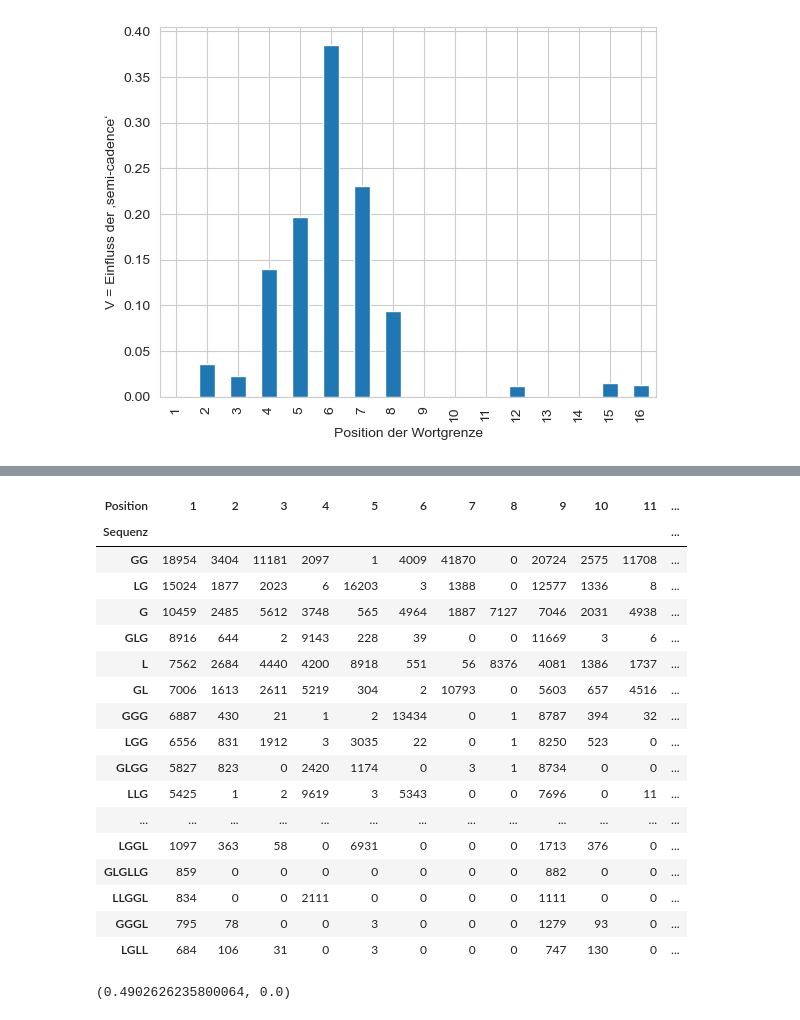
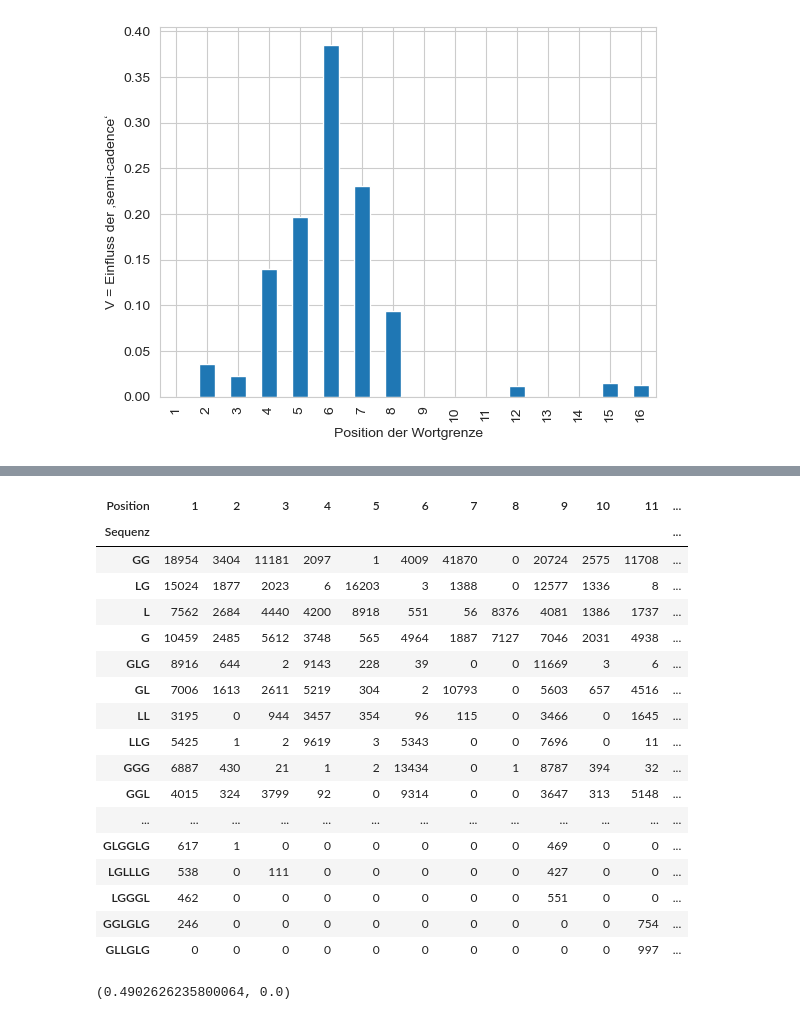
Before and after one commit to kmein/shloka, a Jupyter notebook: shloka-scansion/Shloka.ipynb, the cells around one changed output, grey strips where cells are left out. Saved outputs shown, nothing was run; the diff lists cells and outputs as text; code cells hidden in the pictures.

```diff
--- a/shloka-scansion/Shloka.ipynb
+++ b/shloka-scansion/Shloka.ipynb
@@ -122,6 +123,8 @@ hypermetric_shlokas_no_resolution
 | 14.93.66c | yadā dānarucir bhavati tadā dharm... | 17 |
 # %%
 shlokas = shlokas_all[shlokas_all["Silbenzahl"] == 16]
+# %%
+shlokas = shlokas[~((shlokas["Parvan"] == 12) & (shlokas["Adhyāya"] == 309) & (32 <= shlokas["Śloka"]) & (shlokas["Śloka"] <= 69))]
 # %% [markdown]
 # _Pathyā_ oder _Vipulā_
 # %%
@@ -578,29 +601,31 @@ plt.savefig("figure-effect-caesura.svg")
 contingency_sequence_position = pd.crosstab(
     wortweise["Sequenz"],
     wortweise["Position"]
-).sort_values(1, ascending=False)
-write_table(contingency_sequence_position, "contingency_sequence_position", caption="Lokalisierung einzelner metrischer Worttypen im Vers", heatmap=True)
+).transpose()
+# sort by sum (i. e. how often the sequence is used overall)
+contingency_sequence_position = contingency_sequence_position[contingency_sequence_position.sum().sort_values(ascending=False).index].transpose()
+write_table(contingency_sequence_position.head(50), "contingency_sequence_position", caption="Lokalisierung einzelner metrischer Worttypen im Vers", heatmap=True, axis="columns")
 # %%
-contingency_sequence_position.head(28).style.background_gradient(axis="columns", cmap=cm)
+contingency_sequence_position.head(50).style.background_gradient(axis="columns", cmap=cm)
 # %% [output]
 | Position | 1 | 2 | 3 | 4 | 5 | 6 | 7 | 8 | 9 | 10 | 11 | ... |
 | Sequenz |  |  |  |  |  |  |  |  |  |  |  | ... |
 | GG | 18954 | 3404 | 11181 | 2097 | 1 | 4009 | 41870 | 0 | 20724 | 2575 | 11708 | ... |
 | LG | 15024 | 1877 | 2023 | 6 | 16203 | 3 | 1388 | 0 | 12577 | 1336 | 8 | ... |
+| L | 7562 | 2684 | 4440 | 4200 | 8918 | 551 | 56 | 8376 | 4081 | 1386 | 1737 | ... |
 | G | 10459 | 2485 | 5612 | 3748 | 565 | 4964 | 1887 | 7127 | 7046 | 2031 | 4938 | ... |
 | GLG | 8916 | 644 | 2 | 9143 | 228 | 39 | 0 | 0 | 11669 | 3 | 6 | ... |
-| L | 7562 | 2684 | 4440 | 4200 | 8918 | 551 | 56 | 8376 | 4081 | 1386 | 1737 | ... |
 | GL | 7006 | 1613 | 2611 | 5219 | 304 | 2 | 10793 | 0 | 5603 | 657 | 4516 | ... |
+| LL | 3195 | 0 | 944 | 3457 | 354 | 96 | 115 | 0 | 3466 | 0 | 1645 | ... |
+| LLG | 5425 | 1 | 2 | 9619 | 3 | 5343 | 0 | 0 | 7696 | 0 | 11 | ... |
 | GGG | 6887 | 430 | 21 | 1 | 2 | 13434 | 0 | 1 | 8787 | 394 | 32 | ... |
-| LGG | 6556 | 831 | 1912 | 3 | 3035 | 22 | 0 | 1 | 8250 | 523 | 0 | ... |
-| GLGG | 5827 | 823 | 0 | 2420 | 1174 | 0 | 3 | 1 | 8734 | 0 | 0 | ... |
-| LLG | 5425 | 1 | 2 | 9619 | 3 | 5343 | 0 | 0 | 7696 | 0 | 11 | ... |
+| GGL | 4015 | 324 | 3799 | 92 | 0 | 9314 | 0 | 0 | 3647 | 313 | 5148 | ... |
 | ... | ... | ... | ... | ... | ... | ... | ... | ... | ... | ... | ... | ... |
-| LGGL | 1097 | 363 | 58 | 0 | 6931 | 0 | 0 | 0 | 1713 | 376 | 0 | ... |
-| GLGLLG | 859 | 0 | 0 | 0 | 0 | 0 | 0 | 0 | 882 | 0 | 0 | ... |
-| LLGGL | 834 | 0 | 0 | 2111 | 0 | 0 | 0 | 0 | 1111 | 0 | 0 | ... |
-| GGGL | 795 | 78 | 0 | 0 | 3 | 0 | 0 | 0 | 1279 | 93 | 0 | ... |
-| LGLL | 684 | 106 | 31 | 0 | 3 | 0 | 0 | 0 | 747 | 130 | 0 | ... |
+| GLGGLG | 617 | 1 | 0 | 0 | 0 | 0 | 0 | 0 | 469 | 0 | 0 | ... |
+| LGLLLG | 538 | 0 | 111 | 0 | 0 | 0 | 0 | 0 | 427 | 0 | 0 | ... |
+| LGGGL | 462 | 0 | 0 | 0 | 0 | 0 | 0 | 0 | 551 | 0 | 0 | ... |
+| GGLGLG | 246 | 0 | 0 | 0 | 0 | 0 | 0 | 0 | 0 | 0 | 754 | ... |
+| GLLGLG | 0 | 0 | 0 | 0 | 0 | 0 | 0 | 0 | 0 | 0 | 997 | ... |
 # %%
 scipy.stats.contingency.association(contingency_sequence_position), chi2_p(contingency_sequence_position)
 # %% [output]
```
Also changed, not shown: parts of 43 cells of this notebook.
